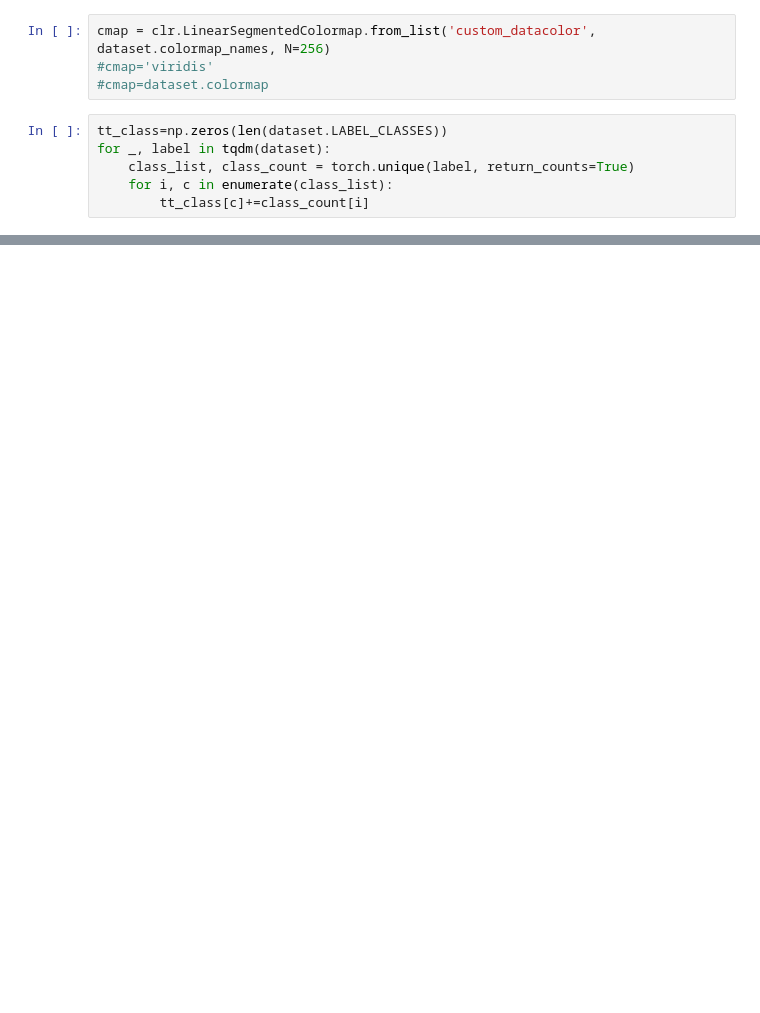
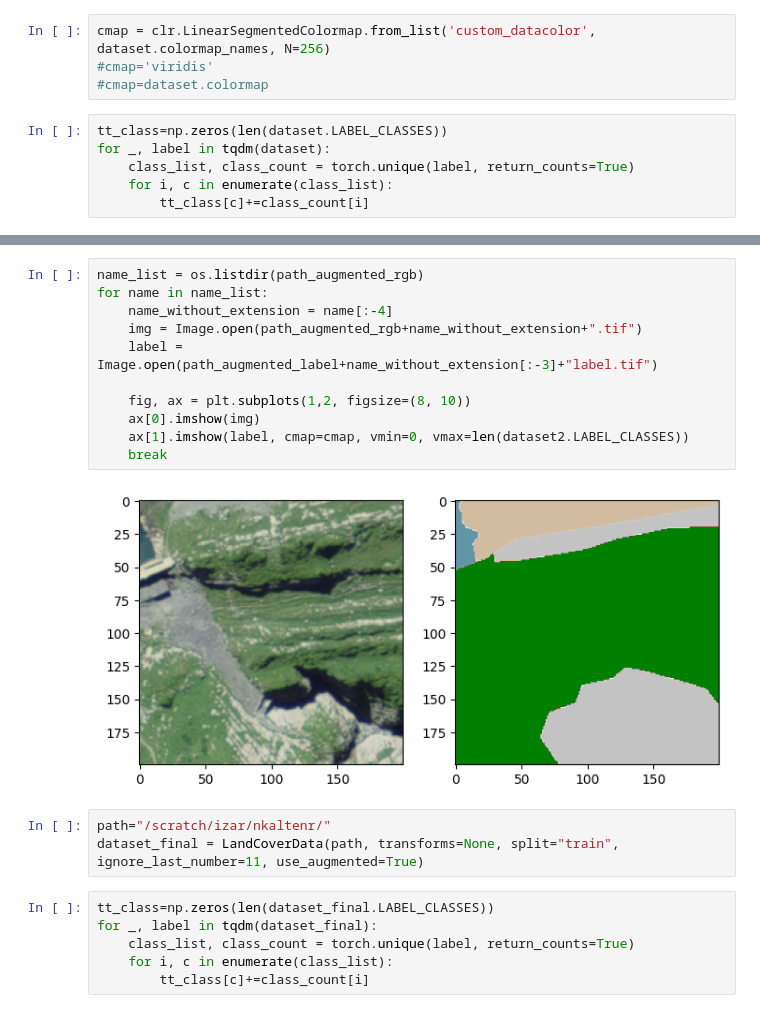
Before and after one commit to shoutizix/IPEO_Project, a Jupyter notebook: data_analysis.ipynb, the cells around one changed output, grey strips where cells are left out. Cells and saved outputs as stored; diff of their text form; blank space fills up the shorter version.

```diff
--- a/data_analysis.ipynb
+++ b/data_analysis.ipynb
@@ -130,0 +263,22 @@ for img, label in tqdm(dataset):
+# %%
+name_list = os.listdir(path_augmented_rgb)
+for name in name_list:
+    name_without_extension = name[:-4]
+    img = Image.open(path_augmented_rgb+name_without_extension+".tif")
+    label = Image.open(path_augmented_label+name_without_extension[:-3]+"label.tif")
+
+    fig, ax = plt.subplots(1,2, figsize=(8, 10))
+    ax[0].imshow(img)
+    ax[1].imshow(label, cmap=cmap, vmin=0, vmax=len(dataset2.LABEL_CLASSES))
+    break
+# %% [output]
+[figure, added]
+# %%
+path="/scratch/izar/nkaltenr/"
+dataset_final = LandCoverData(path, transforms=None, split="train", ignore_last_number=11, use_augmented=True)
+# %%
+tt_class=np.zeros(len(dataset_final.LABEL_CLASSES))
+for _, label in tqdm(dataset_final):
+    class_list, class_count = torch.unique(label, return_counts=True)
+    for i, c in enumerate(class_list):
+        tt_class[c]+=class_count[i]
```
Also changed, not shown: parts of 26 cells of this notebook, 3 other files.
